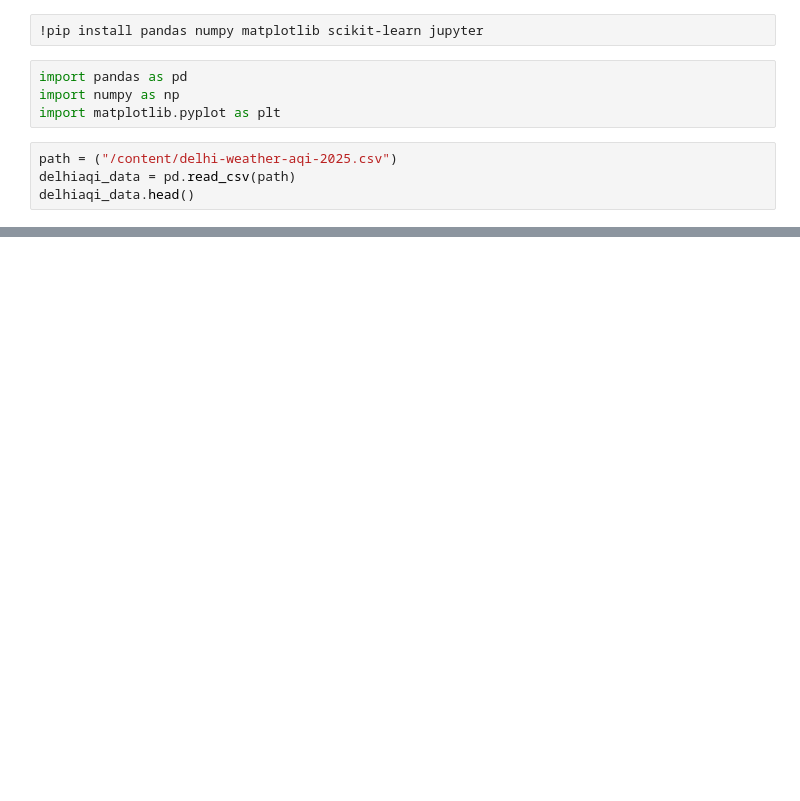
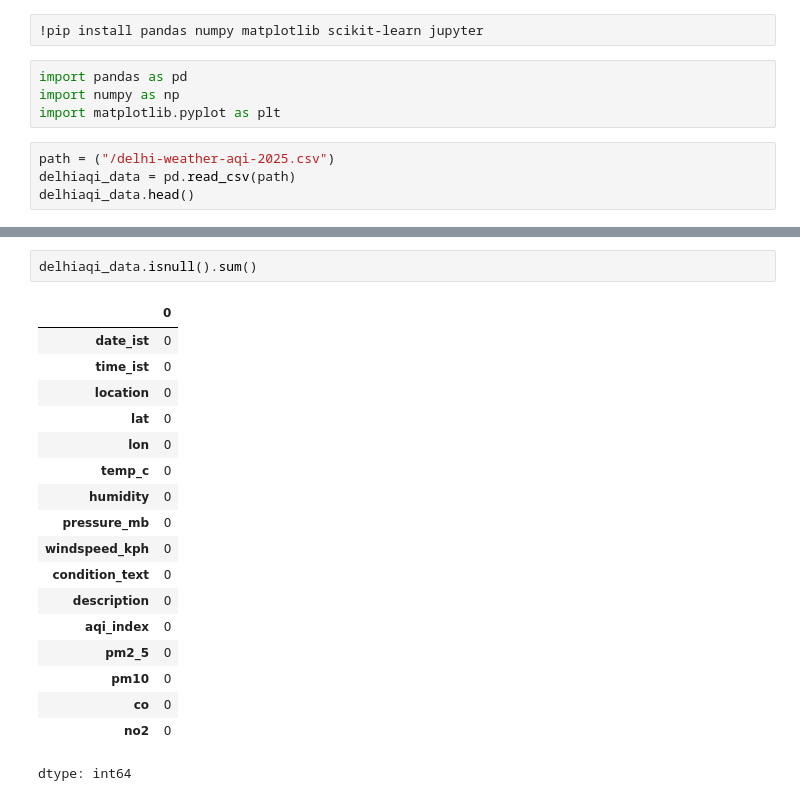
Before and after one commit to Akshay010706/AEGIS, a Jupyter notebook: notebook/learning.ipynb, the cells around one changed output, grey strips where cells are left out. Cells and saved outputs as stored; diff of their text form; blank space fills up the shorter version.

```diff
--- a/notebook/learning.ipynb
+++ b/notebook/learning.ipynb
@@ -7,7 +7,7 @@ import pandas as pd
 import numpy as np
 import matplotlib.pyplot as plt
 # %%
-path = ("/content/delhi-weather-aqi-2025.csv")
+path = ("/delhi-weather-aqi-2025.csv")
 delhiaqi_data = pd.read_csv(path)
 delhiaqi_data.head()
 # %% [output]
@@ -31,0 +52,21 @@ delhiaqi_data.describe()
+# %%
+delhiaqi_data.isnull().sum()
+# %% [output]
+|  | 0 |
+| date_ist | 0 |
+| time_ist | 0 |
+| location | 0 |
+| lat | 0 |
+| lon | 0 |
+| temp_c | 0 |
+| humidity | 0 |
+| pressure_mb | 0 |
+| windspeed_kph | 0 |
+| condition_text | 0 |
+| description | 0 |
+| aqi_index | 0 |
+| pm2_5 | 0 |
+| pm10 | 0 |
+| co | 0 |
+| no2 | 0 |
+dtype: int64
```
Also changed, not shown: parts of 1 cell of this notebook.
